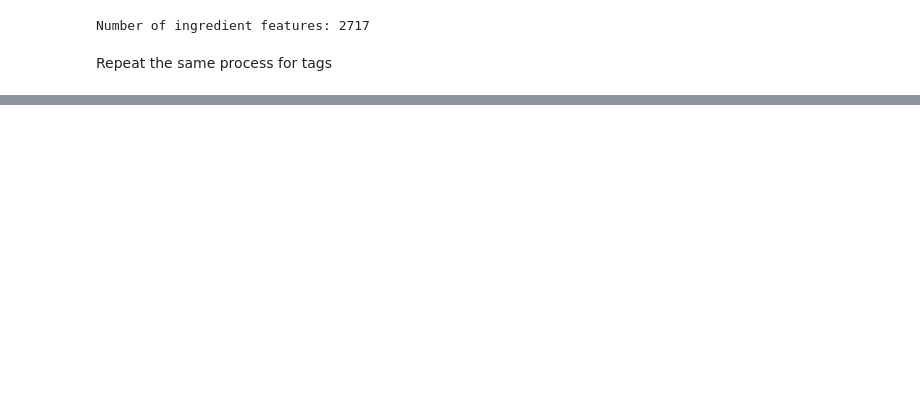
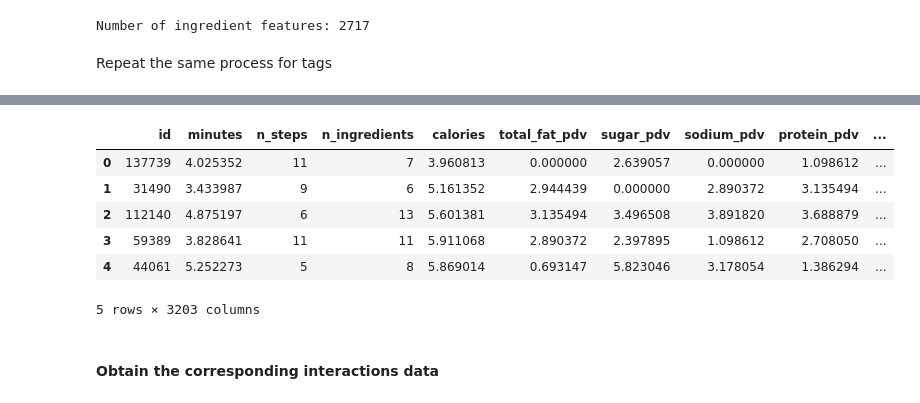
Before and after one commit to ishan-c/recipe-recommendation, a Jupyter notebook: notebooks/feature_eng.ipynb, the cells around one changed output, grey strips where cells are left out. Drawn from its saved outputs; the diff is of its cells as text; code cells hidden in the pictures; blank space fills up the shorter version.

```diff
--- a/notebooks/feature_eng.ipynb
+++ b/notebooks/feature_eng.ipynb
@@ -182,0 +206,6 @@ recipe_pivot_tags = recipe_tag_filtered.groupBy("id").pivot("tag").agg(lit(1)).n
+# %%
+item_features = item_features.merge(recipe_tag_pivot, left_index=True, right_index=True, how="left", suffixes=("_ing", "_tag"))
+# %%
+# Get lists of tag (and ingredient) columns for the case of duplicate columns
+tag_columns = [tag + "_tag" if tag + "_tag" in item_features.columns else tag for tag in filtered_tags]
+ingredient_columns = [ing + "_ing" if ing + "_ing" in item_features.columns else ing for ing in filtered_ingredients]
@@ -183,3 +214,4 @@ recipe_pivot_tags = recipe_tag_filtered.groupBy("id").pivot("tag").agg(lit(1)).n
 # %%
-item_features = item_features.join(recipe_pivot_tags, on="id", how="left_outer").na.fill({f: 0 for f in top_tag_features})
-item_features = item_features.drop("tags")
+item_features[tag_columns] = item_features[tag_columns].fillna(0)
+item_features[tag_columns] = item_features[tag_columns].astype(int)
+item_features = item_features.drop("tags", axis=1)
@@ -185,0 +220,5 @@ item_features = item_features.drop("tags")
+# %%
+# Log + 1 scaling for skewed features
+outlier_fields = ["minutes", "calories", "total_fat_pdv", "sugar_pdv", "sodium_pdv", "protein_pdv", "saturated_fat_pdv", "carbohydrates_pdv"]       # From EDA
+
+item_features[outlier_fields] = np.log(item_features[outlier_fields] + 1)
@@ -185,0 +239,10 @@ item_features = item_features.drop("tags")
+# %%
+item_features.head()
+# %% [output]
+|  | id | minutes | n_steps | n_ingredients | calories | total_fat_pdv | sugar_pdv | sodium_pdv | protein_pdv | ... |
+| 0 | 137739 | 4.025352 | 11 | 7 | 3.960813 | 0.000000 | 2.639057 | 0.000000 | 1.098612 | ... |
+| 1 | 31490 | 3.433987 | 9 | 6 | 5.161352 | 2.944439 | 0.000000 | 2.890372 | 3.135494 | ... |
+| 2 | 112140 | 4.875197 | 6 | 13 | 5.601381 | 3.135494 | 3.496508 | 3.891820 | 3.688879 | ... |
+| 3 | 59389 | 3.828641 | 11 | 11 | 5.911068 | 2.890372 | 2.397895 | 1.098612 | 2.708050 | ... |
+| 4 | 44061 | 5.252273 | 5 | 8 | 5.869014 | 0.693147 | 5.823046 | 3.178054 | 1.386294 | ... |
+5 rows × 3203 columns
@@ -185,0 +265,2 @@ item_features = item_features.drop("tags")
+# %% [markdown]
+#### Obtain the corresponding interactions data
```
Also changed, not shown: parts of 37 cells of this notebook, 1 other file.
